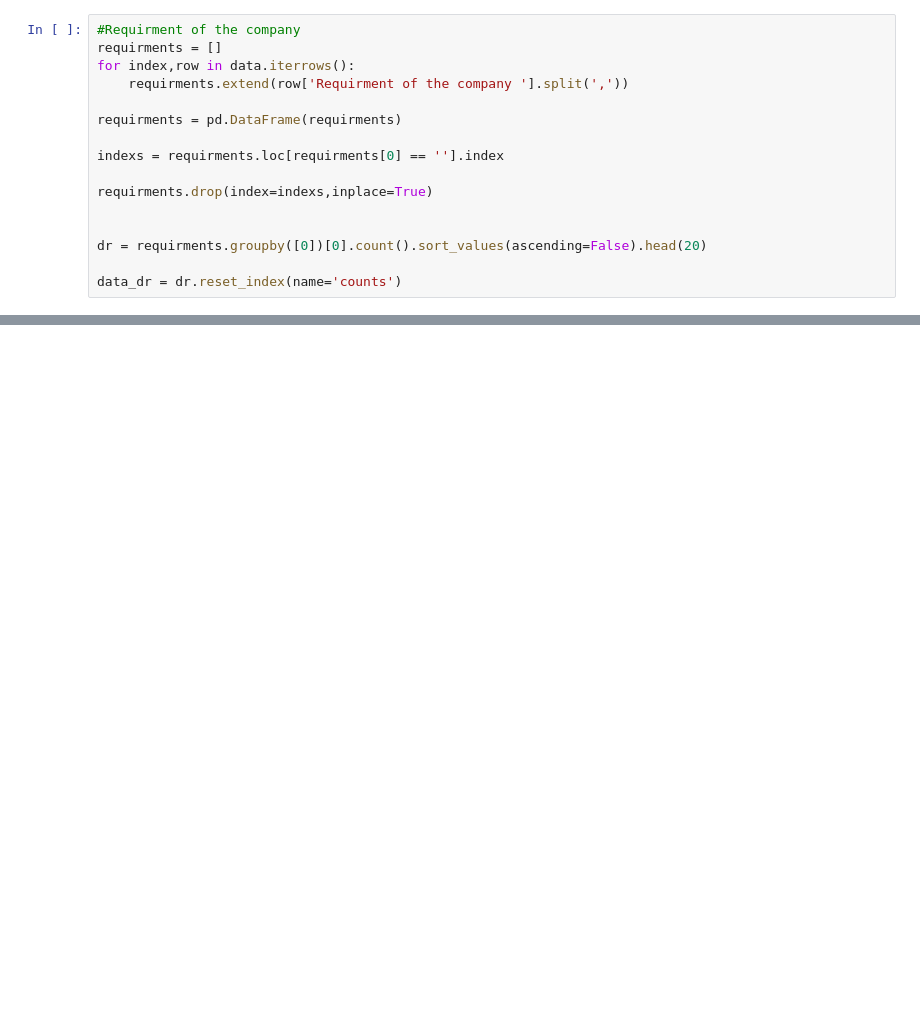
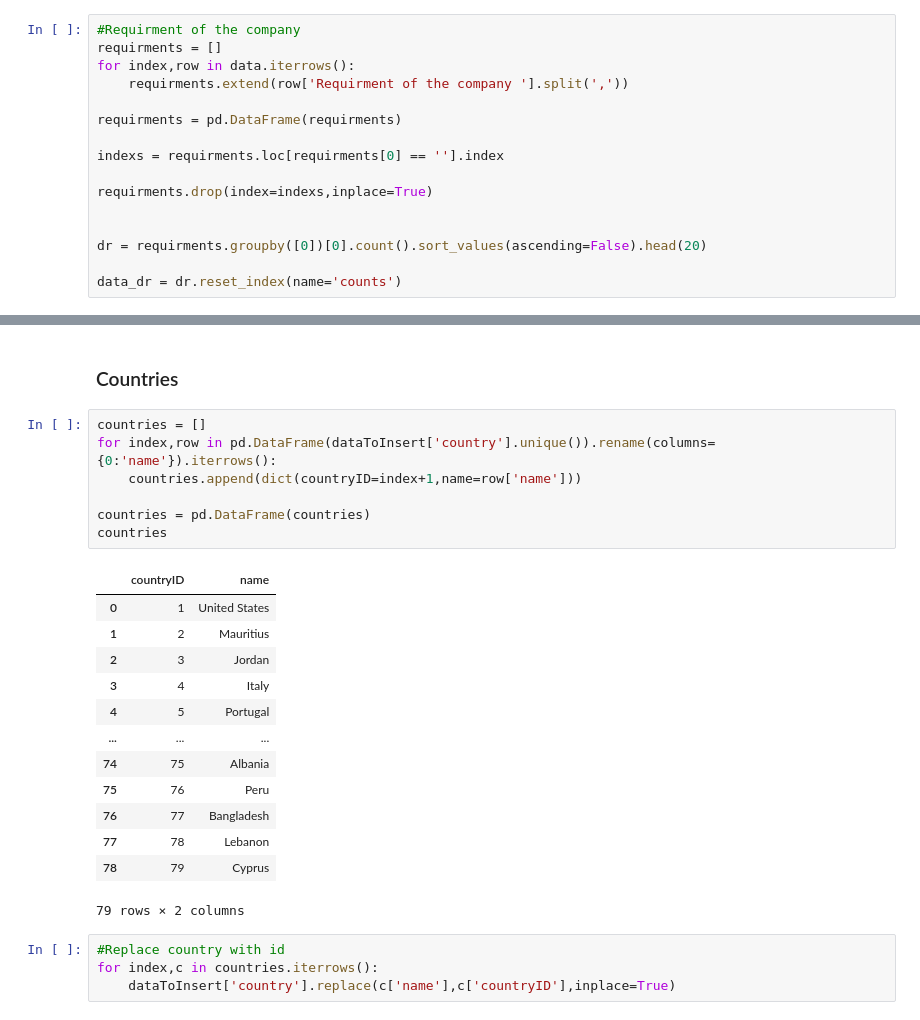
Before and after one commit to hnadir-dev/Youcode-Data-Dev, a Jupyter notebook: Brief_analyse_opportunités_emploi/script.ipynb, the cells around one changed output, grey strips where cells are left out. Saved outputs shown, nothing was run; the diff lists cells and outputs as text; blank space fills up the shorter version.

```diff
--- a/Brief_analyse_opportunités_emploi/script.ipynb
+++ b/Brief_analyse_opportunités_emploi/script.ipynb
@@ -246,0 +258,27 @@ plt.show()
+# %% [markdown]
+<h3>Countries</h3>
+# %%
+countries = []
+for index,row in pd.DataFrame(dataToInsert['country'].unique()).rename(columns={0:'name'}).iterrows():
+    countries.append(dict(countryID=index+1,name=row['name']))
+
+countries = pd.DataFrame(countries)
+countries
+# %% [output]
+|  | countryID | name |
+| 0 | 1 | United States |
+| 1 | 2 | Mauritius |
+| 2 | 3 | Jordan |
+| 3 | 4 | Italy |
+| 4 | 5 | Portugal |
+| ... | ... | ... |
+| 74 | 75 | Albania |
+| 75 | 76 | Peru |
+| 76 | 77 | Bangladesh |
+| 77 | 78 | Lebanon |
+| 78 | 79 | Cyprus |
+79 rows × 2 columns
+# %%
+#Replace country with id
+for index,c in countries.iterrows():
+    dataToInsert['country'].replace(c['name'],c['countryID'],inplace=True)
```
Also changed, not shown: parts of 33 cells of this notebook, 2 other files.
